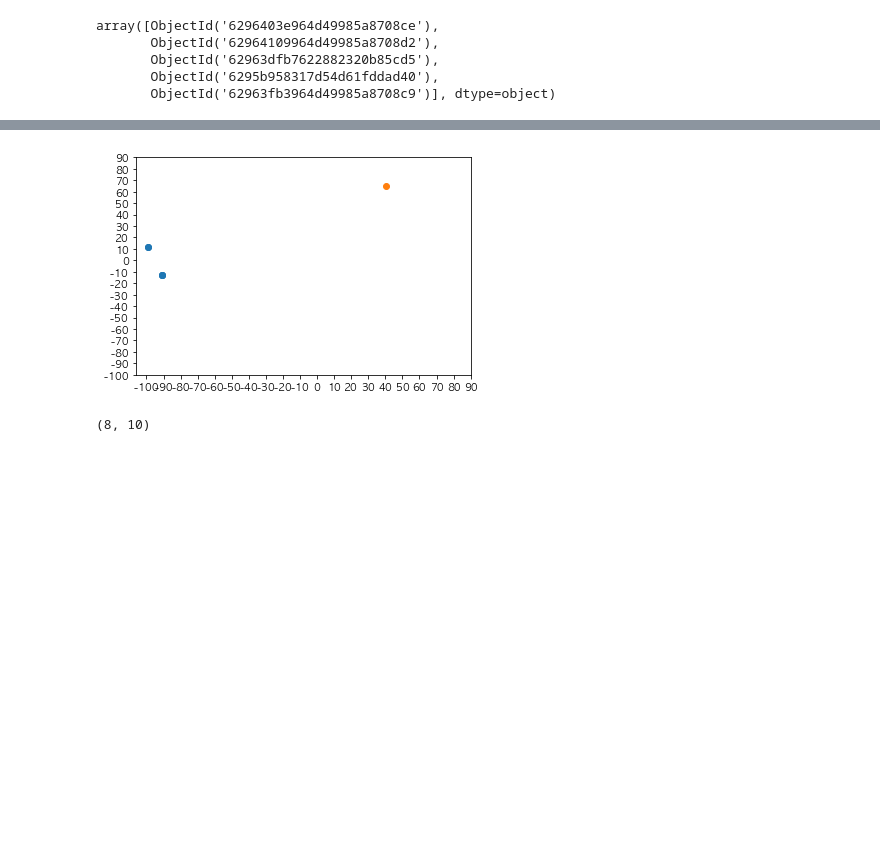
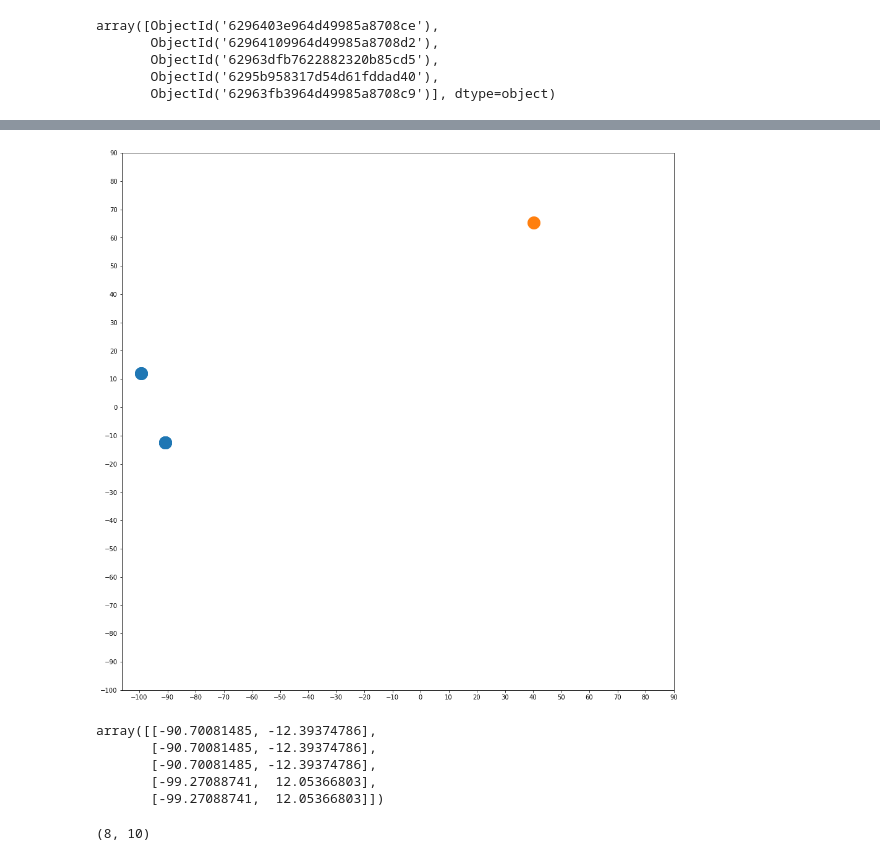
Before and after one commit to MuLetter/muletter-research, a Jupyter notebook: Demo 2. 우체통 지도.ipynb, the cells around one changed output, grey strips where cells are left out. Drawn from its saved outputs; the diff is of its cells as text; code cells hidden in the pictures; blank space fills up the shorter version.

```diff
--- a/Demo 2. 우체통 지도.ipynb
+++ b/Demo 2. 우체통 지도.ipynb
@@ -466,16 +466,25 @@ plt.show()
 # %%
 import matplotlib.pyplot as plt
 
+plt.figure(figsize=(16,16))
 
-plt.scatter(out_point[:, 0],out_point[:, 1])
-plt.scatter(my_point['x'], my_point['y'])
+plt.scatter(out_point[:, 0],out_point[:, 1], s=400, )
+plt.scatter(my_point['x'], my_point['y'], s=400)
 
 plt.xticks(range(-100, 100, 10))
 plt.yticks(range(-100, 100, 10))
 
 plt.show()
 # %% [output]
-[figure, old version]
+[figure, new version]
+# %%
+out_point
+# %% [output]
+array([[-90.70081485, -12.39374786],
+       [-90.70081485, -12.39374786],
+       [-90.70081485, -12.39374786],
+       [-99.27088741,  12.05366803],
+       [-99.27088741,  12.05366803]])
 # %%
 in_track_ids = [[track['trackId'] for track in _['tracks']] for _ in in_mailboxes]
 in_track_features = [  [
```
Also changed, not shown: parts of 3 cells of this notebook.
